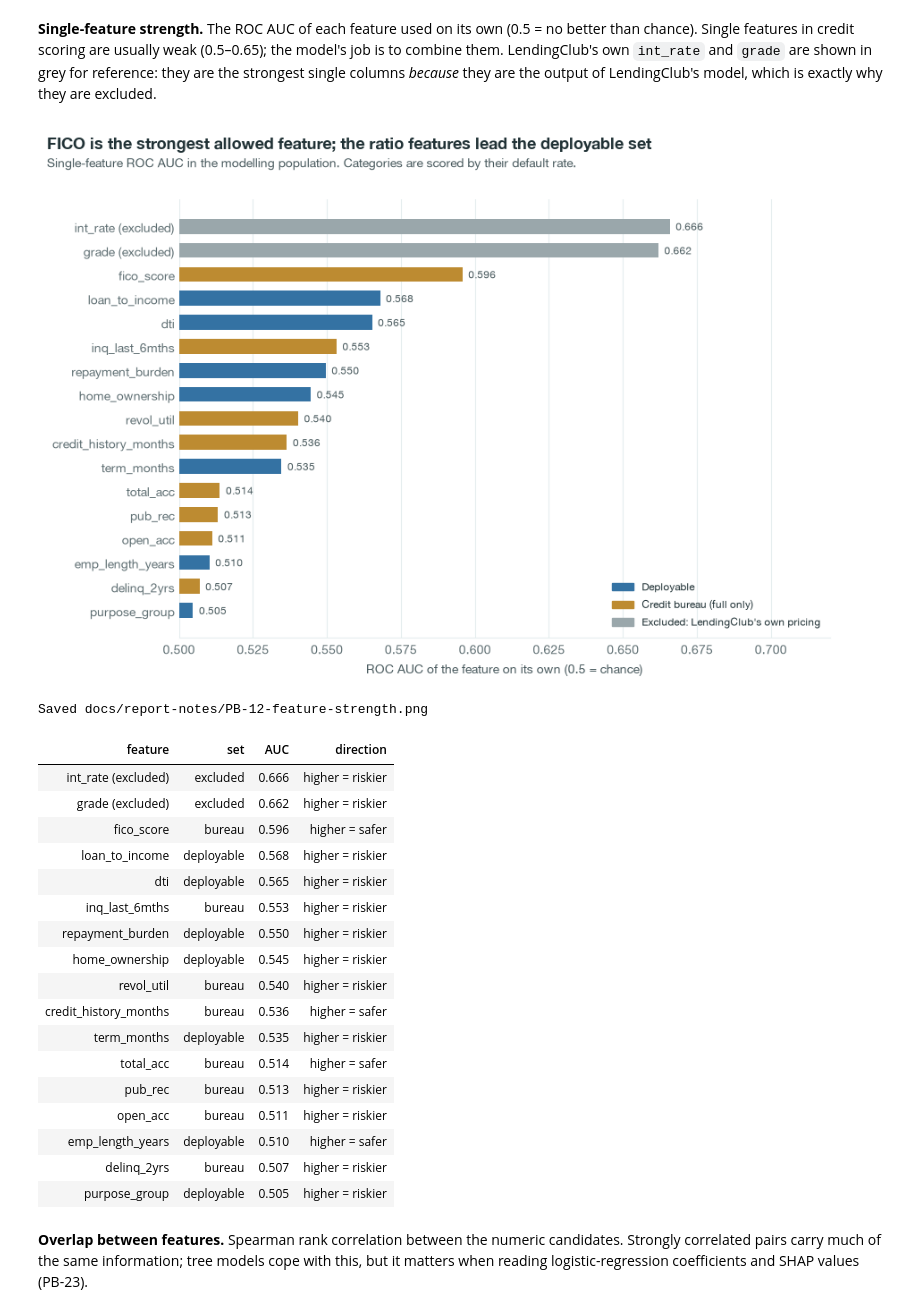
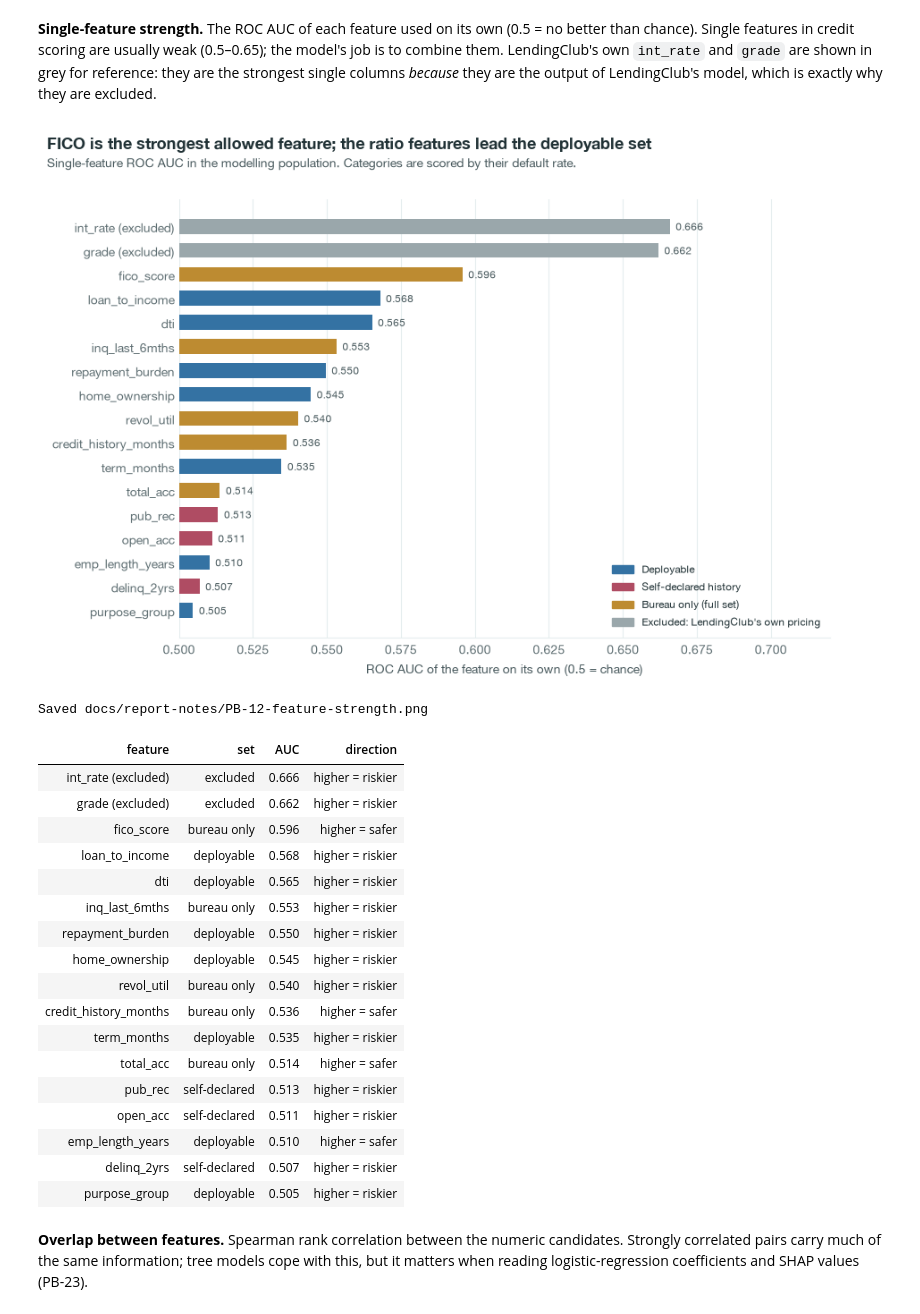
Before and after one commit to AhmedAnaan03/shariah-p2p-platform, a Jupyter notebook: risk-service/notebooks/PB-12-eda.ipynb, the cells around one changed output. Cells and saved outputs as stored; diff of their text form; code cells hidden in the pictures.

```diff
--- a/risk-service/notebooks/PB-12-eda.ipynb
+++ b/risk-service/notebooks/PB-12-eda.ipynb
@@ -370,7 +370,9 @@ different sizes. Values are clipped at the 0.5th and 99.5th percentiles so a few
 incomes or balances do not squash the chart.
 # %%
 numeric = [f for f in d.FULL_FEATURES if f not in d.CATEGORICAL_FEATURES and f != "term_months"]
-feature_set = {f.name: ("deployable" if f.feature_set == "deployable" else "bureau") for f in d.FEATURES}
+TIER_LABEL = {"deployable": "deployable", "self_declared": "self-declared", "bureau": "bureau only"}
+TIER_COLOUR = {"deployable": style.PAID, "self-declared": style.SELF_DECLARED, "bureau only": style.TERM_60}
+feature_tier = {f.name: TIER_LABEL[f.tier] for f in d.FEATURES}
 
 X[numeric].describe(percentiles=[0.01, 0.5, 0.99]).T.round(2)
 # %% [output]
@@ -415,7 +417,7 @@ for ax, name in zip(axes.flat, numeric):
         ax.hist(values[(y == label) & values.between(lo, hi)], bins=bins, density=True,
                 histtype="step", linewidth=1.8, color=colour)
     ax.set_title(name, fontsize=10)
-    ax.text(1, 1.02, feature_set[name], transform=ax.transAxes, ha="right", va="bottom",
+    ax.text(1, 1.02, feature_tier[name], transform=ax.transAxes, ha="right", va="bottom",
             fontsize=8, color=style.INK_SECONDARY)
     ax.set_yticks([])
     ax.grid(visible=False)
@@ -456,11 +458,11 @@ overall = y.mean()
 fig, axes = plt.subplots(3, 4, figsize=(12, 8.2), sharey=True)
 for ax, name in zip(axes.flat, numeric):
     table = default_rate_by_band(X[name], y)
-    colour = style.PAID if feature_set[name] == "deployable" else style.TERM_60
+    colour = TIER_COLOUR[feature_tier[name]]
     ax.plot(table.index, table["rate"], color=colour, marker="o", markersize=4.5)
     ax.axhline(overall, color=style.AXIS, linewidth=1, linestyle=(0, (3, 3)))
     ax.set_title(name, fontsize=10)
-    ax.text(1, 1.02, feature_set[name], transform=ax.transAxes, ha="right", va="bottom",
+    ax.text(1, 1.02, feature_tier[name], transform=ax.transAxes, ha="right", va="bottom",
             fontsize=8, color=style.INK_SECONDARY)
     style.percent_axis(ax.yaxis)
 axes.flat[0].text(0.02, overall, " overall", transform=axes.flat[0].get_yaxis_transform(),
@@ -468,7 +470,8 @@ axes.flat[0].text(0.02, overall, " overall", transform=axes.flat[0].get_yaxis_tr
 for ax in axes[:, 0]:
     ax.set_ylabel("Default rate")
 style.frame(fig, "Repayment capacity and FICO show the clearest trends; count features are weak",
-            "Default rate by decile (or by value for small counts; the last point is that value or more). Blue: deployable features. Ochre: credit-bureau (full set only).")
+            "Default rate by decile (or by value for small counts; the last point is that value or more). "
+            "Blue: deployable. Rose: self-declared history. Ochre: bureau only (full set).")
 fig.tight_layout()
 style.show(fig, "default-rate-by-feature")
 # %% [output]
@@ -522,50 +525,50 @@ reference: they are the strongest single columns *because* they are the output o
 LendingClub's model, which is exactly why they are excluded.
 # %%
 strength = pd.DataFrame(
-    [{"feature": name, "set": feature_set[name], **dict(zip(["AUC", "direction"], single_auc(X[name], y)))} for name in d.FULL_FEATURES]
+    [{"feature": name, "set": feature_tier[name], **dict(zip(["AUC", "direction"], single_auc(X[name], y)))} for name in d.FULL_FEATURES]
     + [{"feature": f"{name} (excluded)", "set": "excluded", **dict(zip(["AUC", "direction"], single_auc(pop[name], y)))}
        for name in ["int_rate", "grade"]]
 ).sort_values("AUC")
 
-colours = {"deployable": style.PAID, "bureau": style.TERM_60, "excluded": style.EXCLUDED}
+colours = {**TIER_COLOUR, "excluded": style.EXCLUDED}
 fig, ax = plt.subplots(figsize=(9, 6))
 ax.barh(strength["feature"], strength["AUC"] - 0.5, left=0.5, color=strength["set"].map(colours), height=0.62)
 for i, auc in enumerate(strength["AUC"]):
     ax.text(auc + 0.002, i, f"{auc:.3f}", va="center", fontsize=8.5, color=style.INK_SECONDARY)
 ax.set_xlim(0.5, 0.72)
 ax.grid(axis="y", visible=False)
 ax.grid(axis="x", visible=True)
 ax.set_xlabel("ROC AUC of the feature on its own (0.5 = chance)")
 ax.legend(handles=[plt.Rectangle((0, 0), 1, 1, color=c, label=l) for l, c in
-                   [("Deployable", style.PAID), ("Credit bureau (full only)", style.TERM_60),
-                    ("Excluded: LendingClub's own pricing", style.EXCLUDED)]],
+                   [("Deployable", style.PAID), ("Self-declared history", style.SELF_DECLARED),
+                    ("Bureau only (full set)", style.TERM_60), ("Excluded: LendingClub's own pricing", style.EXCLUDED)]],
           loc="lower right", fontsize=8.5)
 style.frame(fig, "FICO is the strongest allowed feature; the ratio features lead the deployable set",
             "Single-feature ROC AUC in the modelling population. Categories are scored by their default rate.")
 fig.tight_layout()
 style.show(fig, "feature-strength")
 
 strength.sort_values("AUC", ascending=False).style.format({"AUC": "{:.3f}"}).hide(axis="index")
 # %% [output]
-[figure, old version]
+[figure, new version]
 Saved docs/report-notes/PB-12-feature-strength.png
 | feature | set | AUC | direction |
 | int_rate (excluded) | excluded | 0.666 | higher = riskier |
 | grade (excluded) | excluded | 0.662 | higher = riskier |
-| fico_score | bureau | 0.596 | higher = safer |
+| fico_score | bureau only | 0.596 | higher = safer |
 | loan_to_income | deployable | 0.568 | higher = riskier |
 | dti | deployable | 0.565 | higher = riskier |
-| inq_last_6mths | bureau | 0.553 | higher = riskier |
+| inq_last_6mths | bureau only | 0.553 | higher = riskier |
 | repayment_burden | deployable | 0.550 | higher = riskier |
 | home_ownership | deployable | 0.545 | higher = riskier |
-| revol_util | bureau | 0.540 | higher = riskier |
-| credit_history_months | bureau | 0.536 | higher = safer |
+| revol_util | bureau only | 0.540 | higher = riskier |
+| credit_history_months | bureau only | 0.536 | higher = safer |
 | term_months | deployable | 0.535 | higher = riskier |
-| total_acc | bureau | 0.514 | higher = safer |
-| pub_rec | bureau | 0.513 | higher = riskier |
-| open_acc | bureau | 0.511 | higher = riskier |
+| total_acc | bureau only | 0.514 | higher = safer |
+| pub_rec | self-declared | 0.513 | higher = riskier |
+| open_acc | self-declared | 0.511 | higher = riskier |
 | emp_length_years | deployable | 0.510 | higher = safer |
-| delinq_2yrs | bureau | 0.507 | higher = riskier |
+| delinq_2yrs | self-declared | 0.507 | higher = riskier |
 | purpose_group | deployable | 0.505 | higher = riskier |
 # %% [markdown]
 **Overlap between features.** Spearman rank correlation between the numeric candidates.
```
Also changed, not shown: parts of 9 cells of this notebook, 11 other files.
